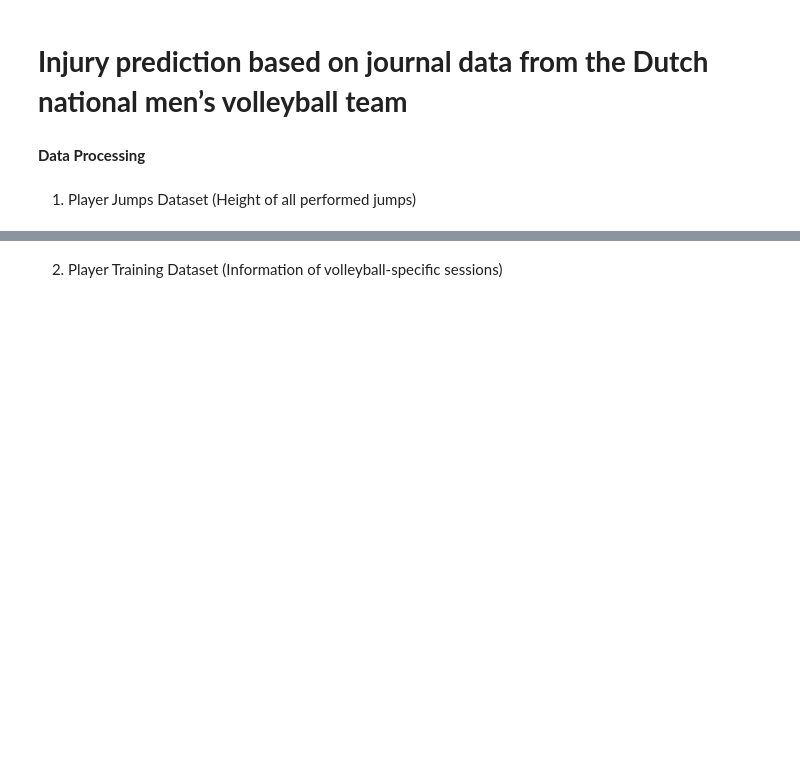
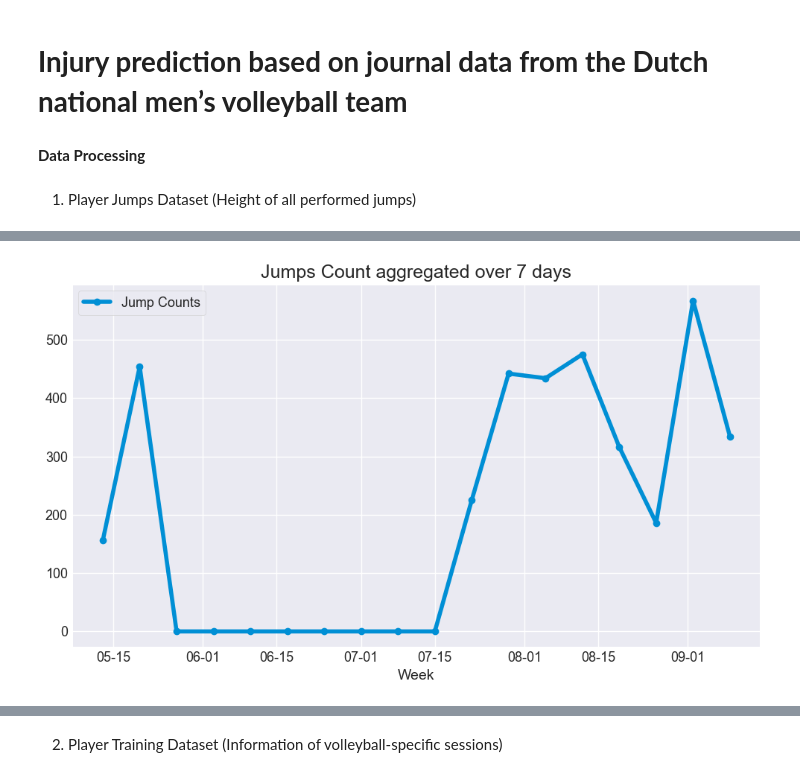
Before and after one commit to surya-parthipan/Injury_Prediction_Volleyball, a Jupyter notebook: EDA-Injury_Pred_Volleyball.ipynb, the cells around one changed output, grey strips where cells are left out. Drawn from its saved outputs; the diff is of its cells as text; code cells hidden in the pictures; blank space fills up the shorter version.

```diff
--- a/EDA-Injury_Pred_Volleyball.ipynb
+++ b/EDA-Injury_Pred_Volleyball.ipynb
@@ -32,0 +123,18 @@ Shape of Players Jump dataset : (3633, 3)
+# %%
+jumps_daily = jump_data.groupby('Date').agg({
+                                                'HeightInCm': ['count', 'sum', 'mean', 'max', 'min', 'std'],  # basic stats
+                                                'JumpCategory': ['count']  # count of each category
+                                            }).reset_index()
+
+jumps_daily.columns = ['_'.join(col).strip() if col[1] else col[0] for col in jumps_daily.columns.values]
+jump_categories_daily = jump_data.groupby(['Date', 'JumpCategory']).size().unstack(fill_value=0).reset_index()
+jump_categories_daily.columns = ['Date', 'LowJumpCount', 'AverageJumpCount', 'HighJumpCount']
+jumps_daily = pd.merge(jumps_daily, jump_categories_daily, on='Date', how='outer')
+
+# If 'HeightInCm_std' has NaN values (which would occur if there's only one jump in a day), fill them with 0
+# jumps_daily['HeightInCm_std'].fillna(0, inplace=True)
+
+jumps_daily.columns = ['Date', 'JumpCount', 'SumJumpHeight', 'AvgJumpHeight', 'MaxJumpHeight', 'MinJumpHeight', 'StdJumpHeight', 'JumpCategory', 'LowJumpCount', 'AverageJumpCount', 'HighJumpCount']
+jumps_daily.drop(columns=['JumpCategory'], inplace=True)
+
+jumps_daily.head()
@@ -32,0 +162,16 @@ Shape of Players Jump dataset : (3633, 3)
+# %%
+weekly_df = jumps_daily.copy()
+weekly_df.set_index('Date', inplace=True)
+weekly_df = weekly_df.resample('W').sum()
+
+fig, ax = plt.subplots(figsize=(10,6), tight_layout=True)
+ax.plot(weekly_df['JumpCount'], marker='o', linestyle='-', label='Jump Counts')
+plt.xlabel('Week')
+plt.grid(True)
+plt.title('Jumps Count aggregated over 7 days')
+ax.xaxis.set_major_formatter(mdates.DateFormatter('%m-%d'))
+plt.legend(loc='upper center', bbox_to_anchor=(0.5, -0.11), fancybox=True, shadow=True, ncol=3)
+plt.legend()
+plt.show()
+# %% [output]
+[figure, added]
```
Also changed, not shown: parts of 97 cells of this notebook, 5 other files.
